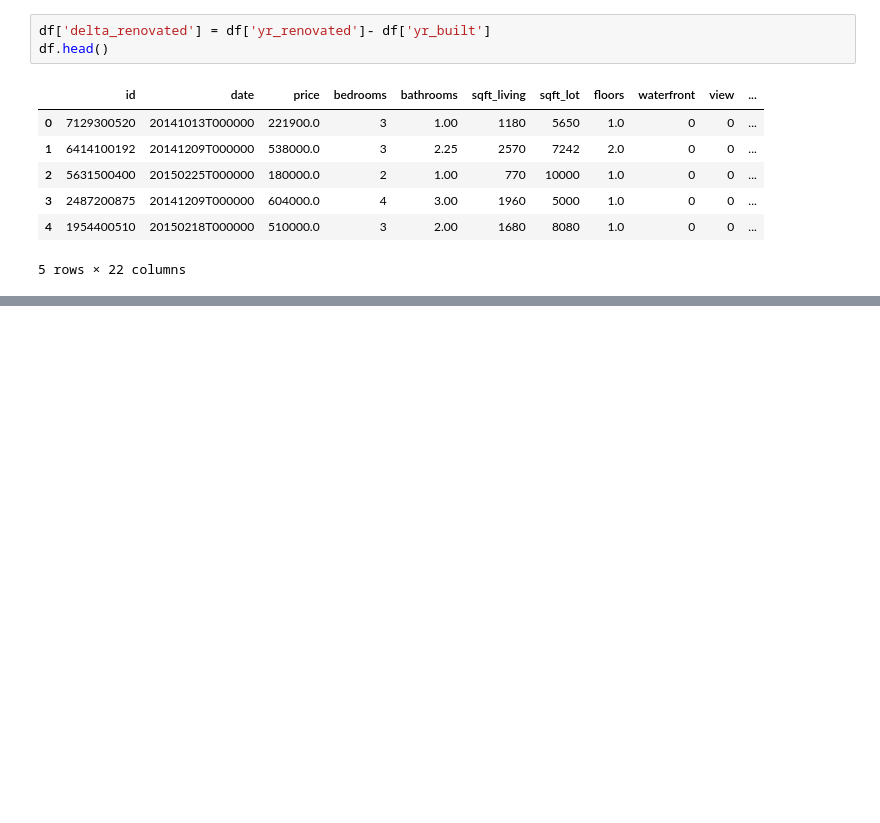
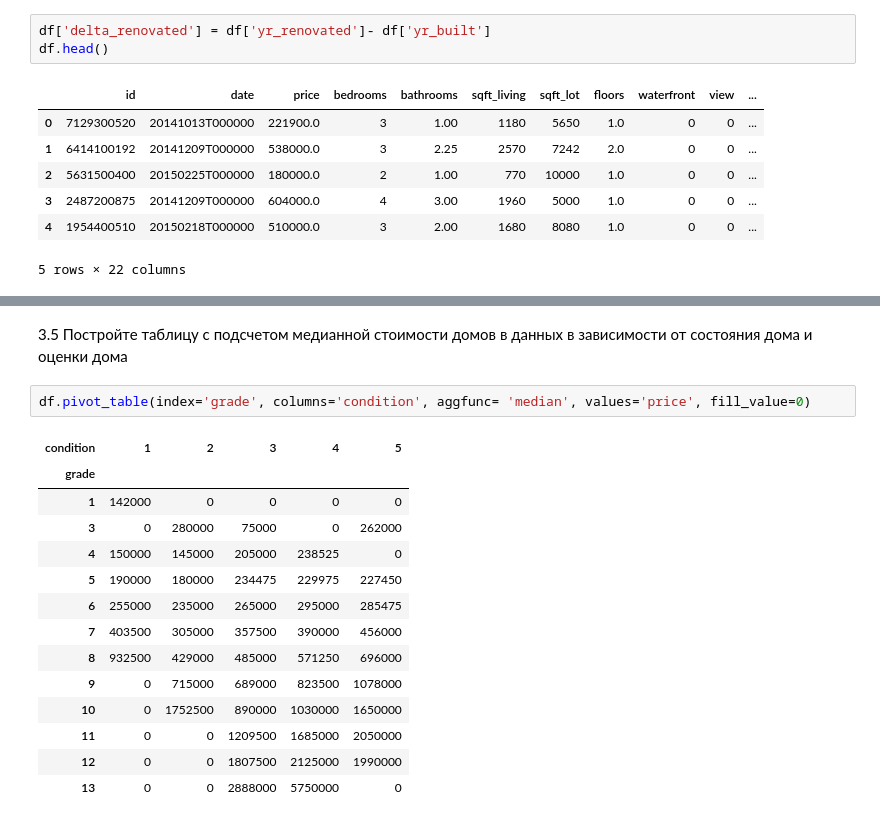
Before and after one commit to KuznetsovDD/homework-3-for-jupyter, a Jupyter notebook: homework3.ipynb, the cells around one changed output, grey strips where cells are left out. Saved outputs shown, nothing was run; the diff lists cells and outputs as text; blank space fills up the shorter version.

```diff
--- a/homework3.ipynb
+++ b/homework3.ipynb
@@ -23,0 +261,19 @@ df.head()
+# %% [markdown]
+3.5 Постройте таблицу с подсчетом медианной стоимости домов в данных в зависимости от состояния дома и оценки дома
+# %%
+df.pivot_table(index='grade', columns='condition', aggfunc= 'median', values='price', fill_value=0)
+# %% [output]
+| condition | 1 | 2 | 3 | 4 | 5 |
+| grade |  |  |  |  |  |
+| 1 | 142000 | 0 | 0 | 0 | 0 |
+| 3 | 0 | 280000 | 75000 | 0 | 262000 |
+| 4 | 150000 | 145000 | 205000 | 238525 | 0 |
+| 5 | 190000 | 180000 | 234475 | 229975 | 227450 |
+| 6 | 255000 | 235000 | 265000 | 295000 | 285475 |
+| 7 | 403500 | 305000 | 357500 | 390000 | 456000 |
+| 8 | 932500 | 429000 | 485000 | 571250 | 696000 |
+| 9 | 0 | 715000 | 689000 | 823500 | 1078000 |
+| 10 | 0 | 1752500 | 890000 | 1030000 | 1650000 |
+| 11 | 0 | 0 | 1209500 | 1685000 | 2050000 |
+| 12 | 0 | 0 | 1807500 | 2125000 | 1990000 |
+| 13 | 0 | 0 | 2888000 | 5750000 | 0 |
```
Also changed, not shown: parts of 25 cells of this notebook.
